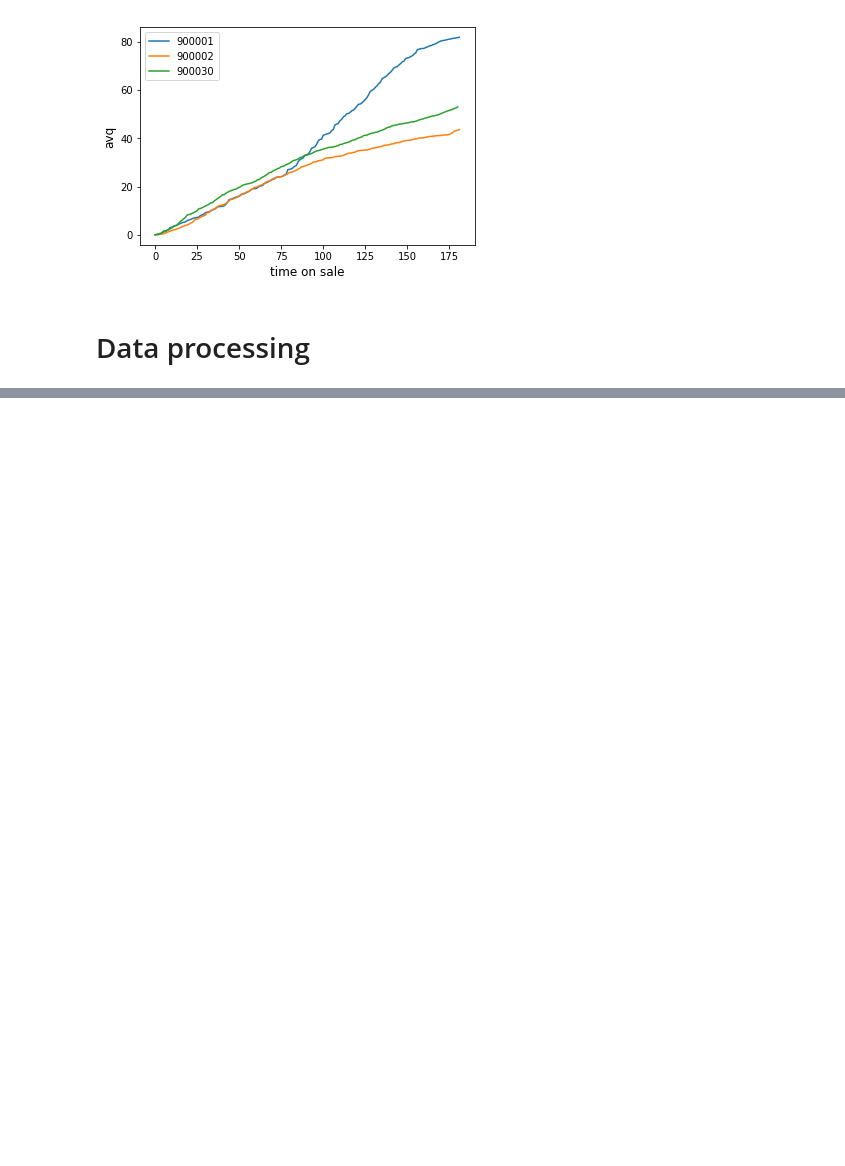
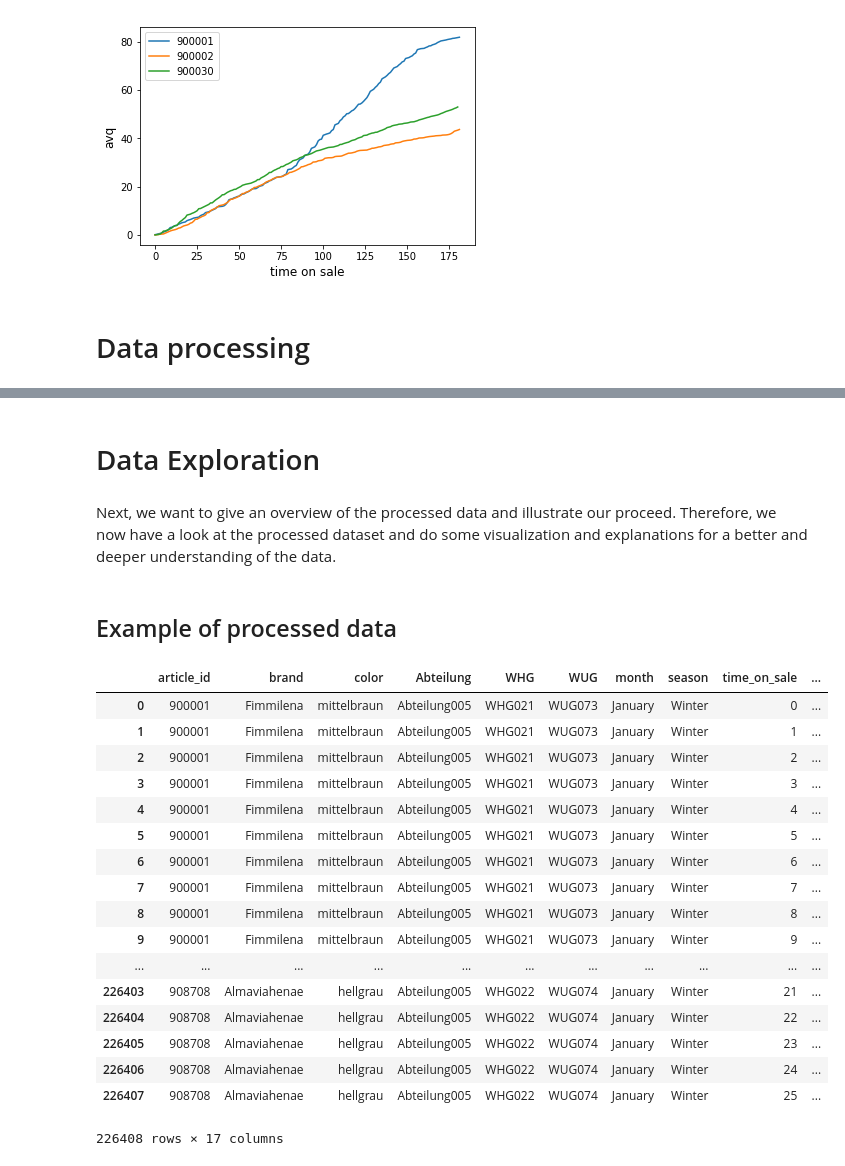
Before and after one commit to indyfree/tailor, a Jupyter notebook: notebooks/10-presentation-notebook.ipynb, the cells around one changed output, grey strips where cells are left out. Saved outputs shown, nothing was run; the diff lists cells and outputs as text; code cells hidden in the pictures; blank space fills up the shorter version.

```diff
--- a/notebooks/10-presentation-notebook.ipynb
+++ b/notebooks/10-presentation-notebook.ipynb
@@ -126,0 +147,28 @@ As part of this, we transform the different columns into specific datatypes:
+# %% [markdown]
+# Data Exploration
+# %% [markdown]
+Next, we want to give an overview of the processed data and illustrate our proceed. Therefore, we now have a look at the processed dataset and do some visualization and explanations for a better and deeper understanding of the data.
+# %% [markdown]
+## Example of processed data
+# %%
+processed_data = data.load_data()
+processed_data
+# %% [output]
+|  | article_id | brand | color | Abteilung | WHG | WUG | month | season | time_on_sale | ... |
+| 0 | 900001 | Fimmilena | mittelbraun | Abteilung005 | WHG021 | WUG073 | January | Winter | 0 | ... |
+| 1 | 900001 | Fimmilena | mittelbraun | Abteilung005 | WHG021 | WUG073 | January | Winter | 1 | ... |
+| 2 | 900001 | Fimmilena | mittelbraun | Abteilung005 | WHG021 | WUG073 | January | Winter | 2 | ... |
+| 3 | 900001 | Fimmilena | mittelbraun | Abteilung005 | WHG021 | WUG073 | January | Winter | 3 | ... |
+| 4 | 900001 | Fimmilena | mittelbraun | Abteilung005 | WHG021 | WUG073 | January | Winter | 4 | ... |
+| 5 | 900001 | Fimmilena | mittelbraun | Abteilung005 | WHG021 | WUG073 | January | Winter | 5 | ... |
+| 6 | 900001 | Fimmilena | mittelbraun | Abteilung005 | WHG021 | WUG073 | January | Winter | 6 | ... |
+| 7 | 900001 | Fimmilena | mittelbraun | Abteilung005 | WHG021 | WUG073 | January | Winter | 7 | ... |
+| 8 | 900001 | Fimmilena | mittelbraun | Abteilung005 | WHG021 | WUG073 | January | Winter | 8 | ... |
+| 9 | 900001 | Fimmilena | mittelbraun | Abteilung005 | WHG021 | WUG073 | January | Winter | 9 | ... |
+| ... | ... | ... | ... | ... | ... | ... | ... | ... | ... | ... |
+| 226403 | 908708 | Almaviahenae | hellgrau | Abteilung005 | WHG022 | WUG074 | January | Winter | 21 | ... |
+| 226404 | 908708 | Almaviahenae | hellgrau | Abteilung005 | WHG022 | WUG074 | January | Winter | 22 | ... |
+| 226405 | 908708 | Almaviahenae | hellgrau | Abteilung005 | WHG022 | WUG074 | January | Winter | 23 | ... |
+| 226406 | 908708 | Almaviahenae | hellgrau | Abteilung005 | WHG022 | WUG074 | January | Winter | 24 | ... |
+| 226407 | 908708 | Almaviahenae | hellgrau | Abteilung005 | WHG022 | WUG074 | January | Winter | 25 | ... |
+226408 rows × 17 columns
```
Also changed, not shown: parts of 16 cells of this notebook, 1 other file.
